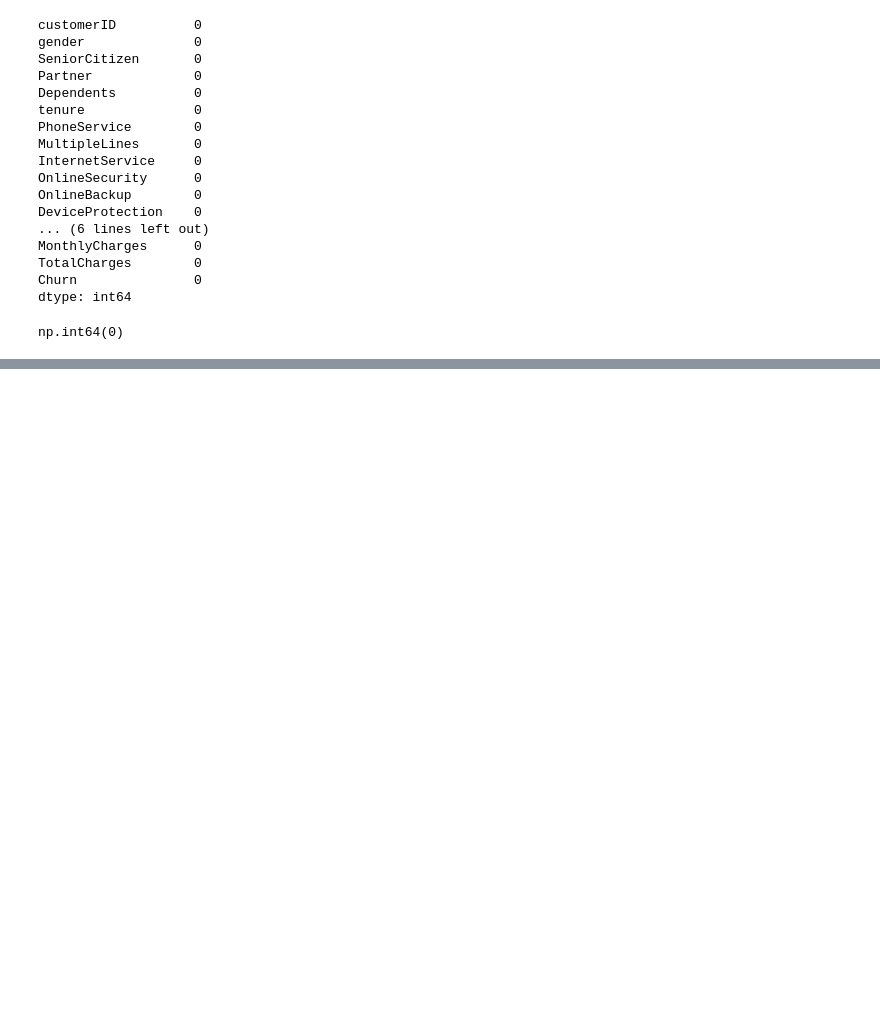
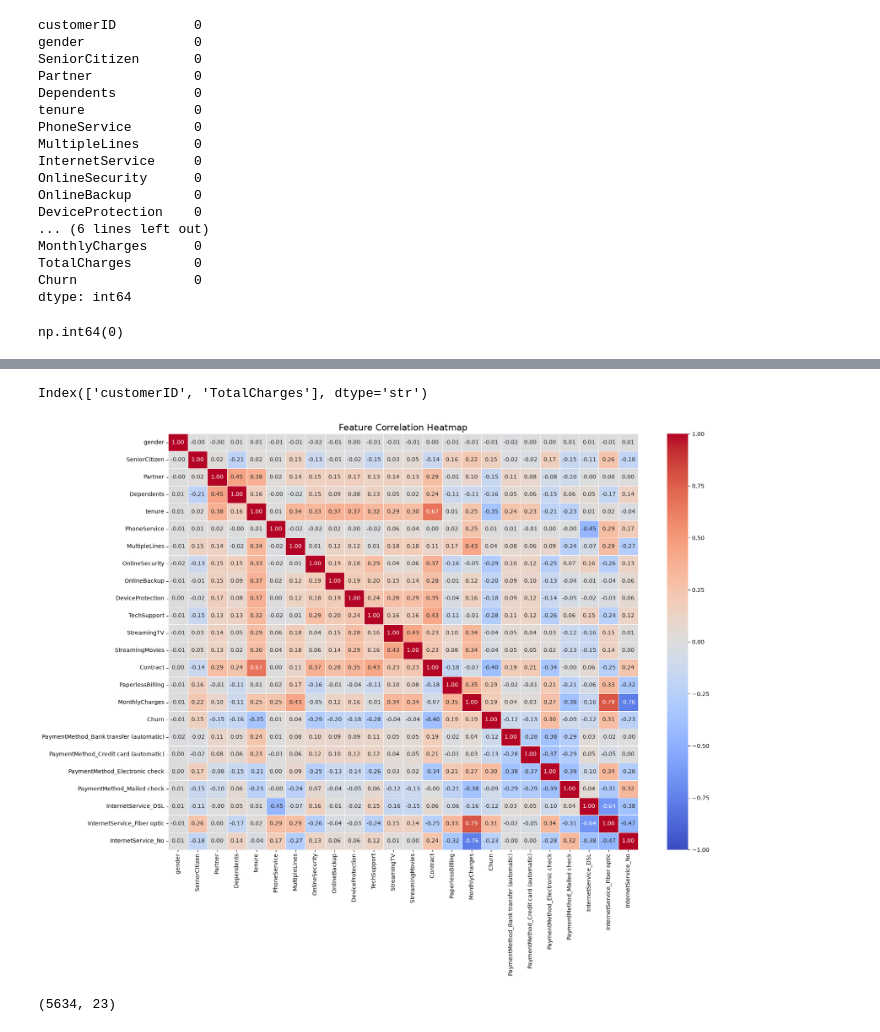
Before and after one commit to am-haider/Customer-churn-using-ANN, a Jupyter notebook: Main.ipynb, the cells around one changed output, grey strips where cells are left out. Saved outputs shown, nothing was run; the diff lists cells and outputs as text; code cells hidden in the pictures; blank space fills up the shorter version.

Commit message:
before train model

```diff
--- a/Main.ipynb
+++ b/Main.ipynb
@@ -73,0 +106,18 @@ np.int64(0)
+# %%
+LE = LabelEncoder()
+df['gender'] = LE.fit_transform(df['gender'])
+df['Partner'] = LE.fit_transform(df['Partner'])
+df['Dependents'] = LE.fit_transform(df['Dependents'])
+df['PhoneService'] = LE.fit_transform(df['PhoneService'])
+df['PaperlessBilling'] = LE.fit_transform(df['PaperlessBilling'])
+df['Churn'] = LE.fit_transform(df['Churn'])
+df['MultipleLines'] = LE.fit_transform(df['MultipleLines'])
+df['OnlineSecurity'] = LE.fit_transform(df['OnlineSecurity'])
+df['OnlineBackup'] = LE.fit_transform(df['OnlineBackup'])
+df['DeviceProtection'] = LE.fit_transform(df['DeviceProtection'])
+df['TechSupport'] = LE.fit_transform(df['TechSupport'])
+df['StreamingTV'] = LE.fit_transform(df['StreamingTV'])
+df['StreamingMovies'] = LE.fit_transform(df['StreamingMovies'])
+df['Contract'] = LE.fit_transform(df['Contract'])
+# %%
+df = pd.get_dummies(df, columns=['PaymentMethod', 'InternetService'], dtype=int)
@@ -73,0 +154,28 @@ np.int64(0)
+# %%
+string_cols = df.select_dtypes(include=['object', 'string']).columns
+print(string_cols)
+# %% [output]
+Index(['customerID', 'TotalCharges'], dtype='str')
+# %%
+
+# 1. Calculate correlation matrix (numeric_only=True safely ignores text columns like customerID)
+corr_matrix = df.corr(numeric_only=True)
+
+# 2. Set figure size large enough for 25+ columns
+plt.figure(figsize=(18, 14))
+
+# 3. Plot the heatmap
+sns.heatmap(
+    corr_matrix,
+    annot=True,          # Show correlation numbers inside boxes
+    fmt='.2f',           # Round numbers to 2 decimal places
+    cmap='coolwarm',     # Blue for negative, Red for positive correlation
+    vmin=-1, vmax=1,     # Fix color scale between -1 and 1
+    linewidths=0.5       # Add thin lines between squares
+)
+
+plt.title('Feature Correlation Heatmap', fontsize=16)
+plt.tight_layout()
+plt.show()
+# %% [output]
+[figure, added]
@@ -73,0 +191,4 @@ np.int64(0)
+# %%
+X_train.shape
+# %% [output]
+(5634, 23)
```
Also changed, not shown: parts of 9 cells of this notebook.
